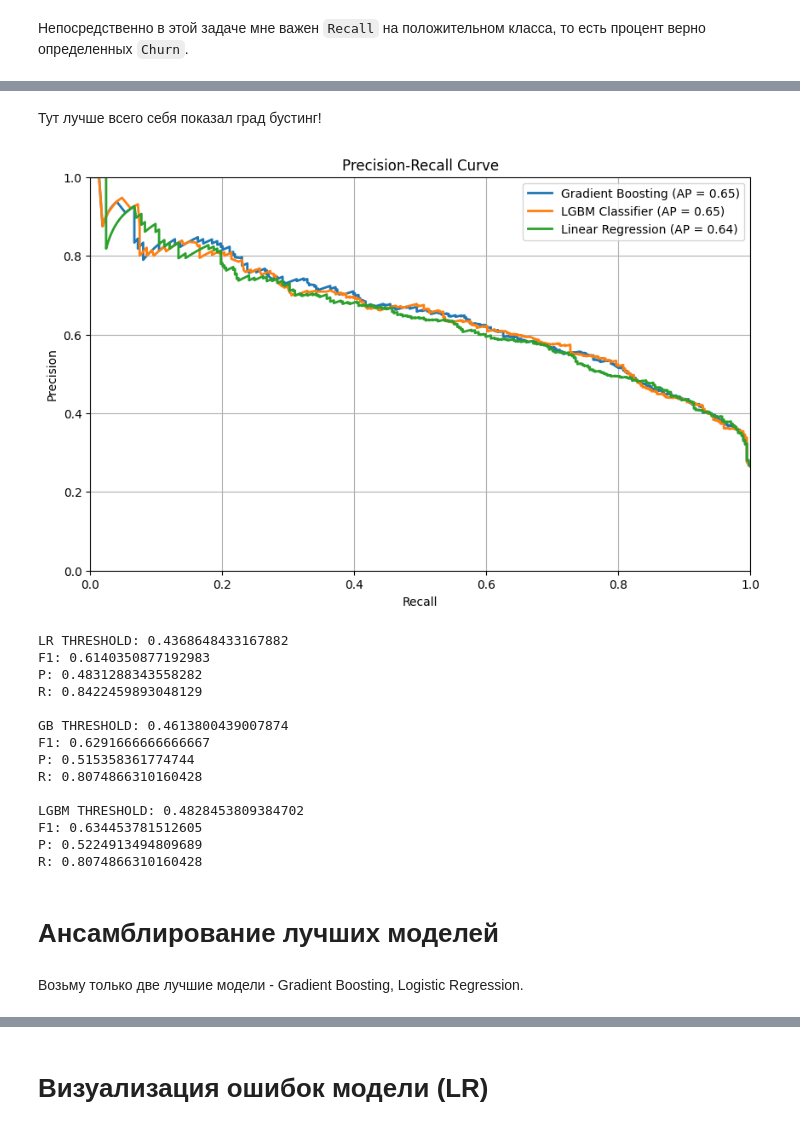
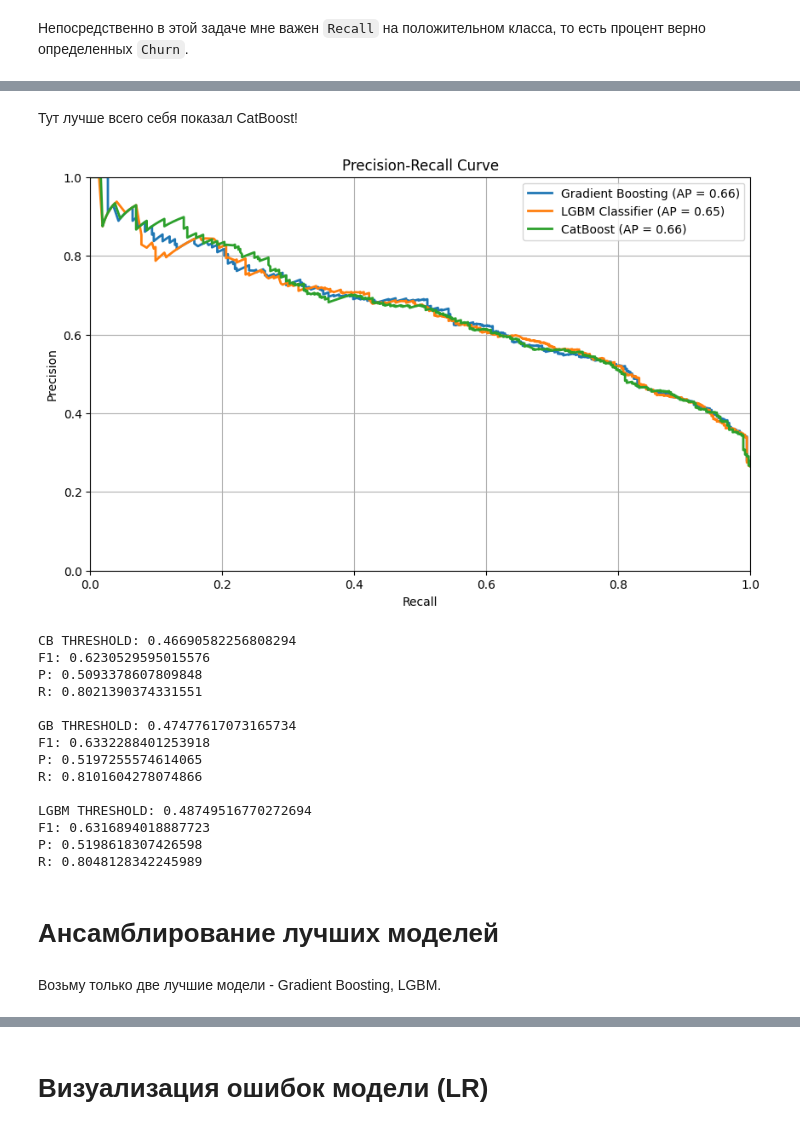
Before and after one commit to rezect/customer-churn-prediction, a Jupyter notebook: notebooks/03_modeling.ipynb, the cells around one changed output, grey strips where cells are left out. Cells and saved outputs as stored; diff of their text form; code cells hidden in the pictures.

```diff
--- a/notebooks/03_modeling.ipynb
+++ b/notebooks/03_modeling.ipynb
@@ -78,7 +76,6 @@ def fit_and_evaluate(models, cv=10, verbose=0):
 ## Models Comparation
 # %%
 from sklearn.linear_model import LogisticRegression
-from sklearn.neighbors import KNeighborsClassifier
 from sklearn.ensemble import GradientBoostingClassifier, RandomForestClassifier
 from xgboost import XGBClassifier
 from sklearn.svm import LinearSVC
@@ -88,9 +85,7 @@ from catboost import CatBoostClassifier
 
 lgbm = LGBMClassifier(objective='binary', random_state=RND_SEED, verbose=-1)
 
-knn = KNeighborsClassifier(n_neighbors=5)
-
-cb = CatBoostClassifier()
+cb = CatBoostClassifier(verbose=0)
 
 lr = LogisticRegression(random_state=RND_SEED, penalty='l2')
 
@@ -112,8 +107,7 @@ models = [
     ("Gradient Boosting", gb),
     ("Linear SVC", lin_svc),
     ("SVC", svc),
-    ("CatBoost", svc),
-    ("KNC", svc),
+    ("CatBoost", cb)
 ]
 # %%
 fit_and_evaluate(models, verbose=1)
@@ -166,8 +160,6 @@ def fine_tuning_models(models_data):
     n_iter = 50
 
     for name, model_data in models_data.items():
-        if name == "Logistic Regression":
-            n_iter = 200
         rnd_search = RandomizedSearchCV(model_data["pipeline"], param_distributions=model_data["param_distrib"],
                                         n_iter=n_iter, cv=5, n_jobs=-1, random_state=RND_SEED, scoring='roc_auc')
         rnd_search.fit(X_train, y_train)
@@ -276,8 +252,8 @@ LightGBM AUC:
 # %% [markdown]
-Тут лучше всего себя показал град бустинг!
+Тут лучше всего себя показал CatBoost!
 # %%
 gb_tuned = best_models["Gradient Boosting"]
-lr_tuned = best_models["Logistic Regression"]
+cb_tuned = best_models["CatBoost"]
 lgbm_tuned = best_models["LightGBM"]
 
 from sklearn.metrics import precision_recall_curve, average_precision_score
@@ -285,36 +261,36 @@ import matplotlib.pyplot as plt
 import numpy as np
 
 y_scores = gb_tuned.predict_proba(X_test)[:, 1]
 
 precision, recall, thresholds = precision_recall_curve(y_test, y_scores)
 average_precision = average_precision_score(y_test, y_scores)
 
 # Строим график
 plt.figure(figsize=(10, 6))
 plt.plot(recall, precision, linewidth=2, label=f'Gradient Boosting (AP = {average_precision:.2f})')
 
 y_scores = lgbm_tuned.predict_proba(X_test)[:, 1]
 
 precision, recall, thresholds = precision_recall_curve(y_test, y_scores)
 average_precision = average_precision_score(y_test, y_scores)
 
 plt.plot(recall, precision, linewidth=2, label=f'LGBM Classifier (AP = {average_precision:.2f})')
 
-y_scores = lr_tuned.predict_proba(X_test)[:, 1]
+y_scores = cb_tuned.predict_proba(X_test)[:, 1]
 
 precision, recall, thresholds = precision_recall_curve(y_test, y_scores)
 average_precision = average_precision_score(y_test, y_scores)
 
-plt.plot(recall, precision, linewidth=2, label=f'Linear Regression (AP = {average_precision:.2f})')
+plt.plot(recall, precision, linewidth=2, label=f'CatBoost (AP = {average_precision:.2f})')
 plt.xlabel('Recall')
 plt.ylabel('Precision')
 plt.title('Precision-Recall Curve')
 plt.legend()
 plt.grid(True)
 plt.axis([0, 1, 0, 1])
 plt.show()
 # %% [output]
-[figure, old version]
+[figure, new version]
 # %%
 def get_optimal_threshold(model, target='f1', target_score=0.8, help_metric='recall', help_metric_min_score=0.7):
     from sklearn.metrics import precision_recall_curve
@@ -384,10 +360,10 @@ y_pred_otimised_LR = lr_tuned.predict(X_test)
 y_pred_otimised_GB = gb_tuned.predict(X_test)
 y_pred_otimised_LGBM = lgbm_tuned.predict(X_test)
 # %%
-print(f'LR THRESHOLD: {optimal_threshold_LR}')
-print(f'F1: {f1_score(y_test, y_pred_otimised_LR)}')
-print(f'P: {precision_score(y_test, y_pred_otimised_LR)}')
-print(f'R: {recall_score(y_test, y_pred_otimised_LR)}')
+print(f'CB THRESHOLD: {optimal_threshold_CB}')
+print(f'F1: {f1_score(y_test, y_pred_otimised_CB)}')
+print(f'P: {precision_score(y_test, y_pred_otimised_CB)}')
+print(f'R: {recall_score(y_test, y_pred_otimised_CB)}')
 print()
 print(f'GB THRESHOLD: {optimal_threshold_GB}')
 print(f'F1: {f1_score(y_test, y_pred_otimised_GB)}')
@@ -404,24 +380,24 @@ print(f'R: {recall_score(y_test, y_pred_otimised_LGBM)}')
 # P: 0.5102040816326531
 # R: 0.8021390374331551
 # %% [output]
-LR THRESHOLD: 0.4368648433167882
-F1: 0.6140350877192983
-P: 0.4831288343558282
-R: 0.8422459893048129
+CB THRESHOLD: 0.46690582256808294
+F1: 0.6230529595015576
+P: 0.5093378607809848
+R: 0.8021390374331551
 
-GB THRESHOLD: 0.4613800439007874
-F1: 0.6291666666666667
-P: 0.515358361774744
-R: 0.8074866310160428
+GB THRESHOLD: 0.47477617073165734
+F1: 0.6332288401253918
+P: 0.5197255574614065
+R: 0.8101604278074866
 
-LGBM THRESHOLD: 0.4828453809384702
-F1: 0.634453781512605
-P: 0.5224913494809689
-R: 0.8074866310160428
+LGBM THRESHOLD: 0.48749516770272694
+F1: 0.6316894018887723
+P: 0.5198618307426598
+R: 0.8048128342245989
 # %% [markdown]
 # Ансамблирование лучших моделей
 # %% [markdown]
-Возьму только две лучшие модели - Gradient Boosting, Logistic Regression.
+Возьму только две лучшие модели - Gradient Boosting, LGBM.
 # %%
 from sklearn.ensemble import VotingClassifier
 from sklearn.model_selection import cross_val_predict
```
Also changed, not shown: parts of 13 cells of this notebook, 1 other file.
